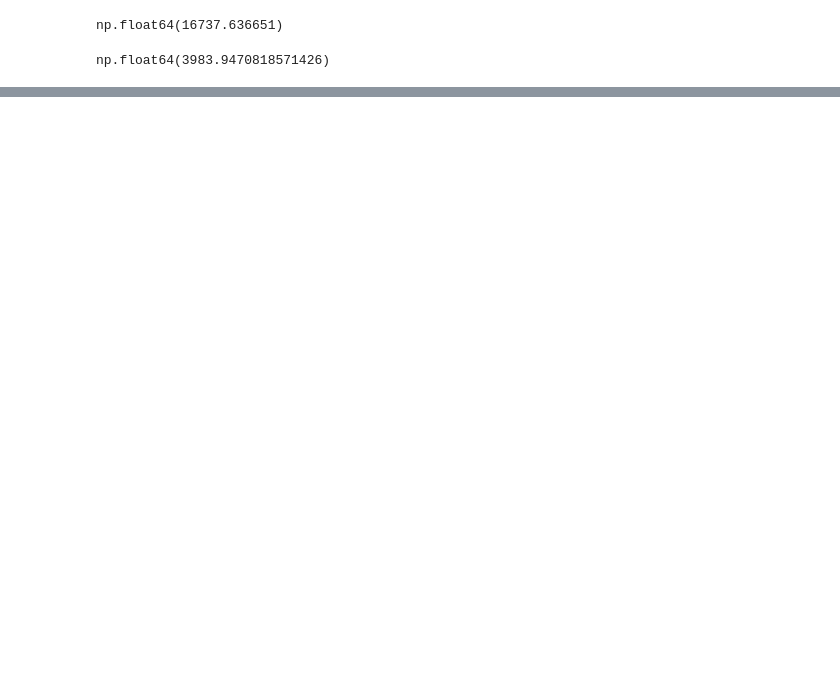
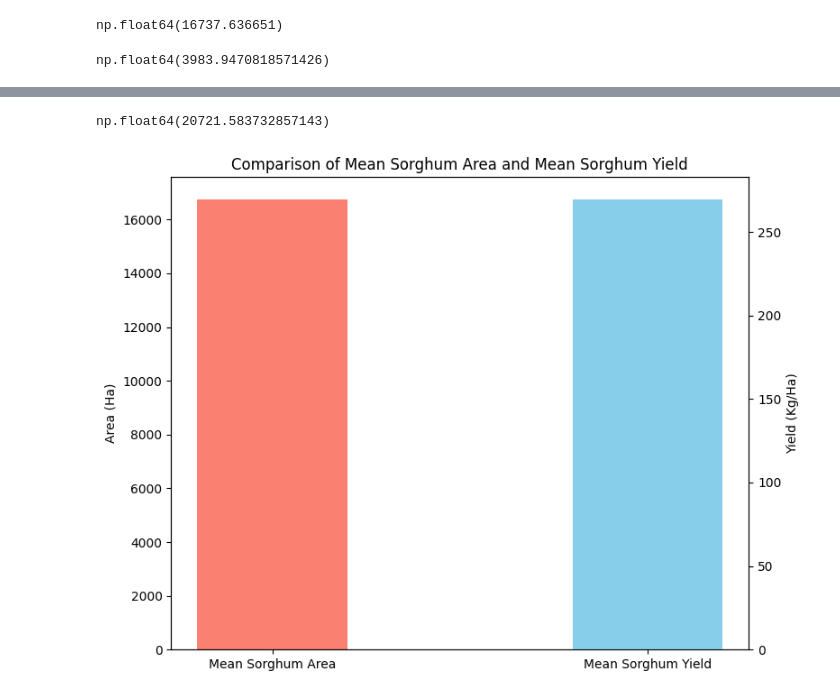
Before and after one commit to keith-keyah/Group_2_project, a Jupyter notebook: Group_2_Project.ipynb, the cells around one changed output, grey strips where cells are left out. Saved outputs shown, nothing was run; the diff lists cells and outputs as text; code cells hidden in the pictures; blank space fills up the shorter version.

```diff
--- a/Group_2_Project.ipynb
+++ b/Group_2_Project.ipynb
@@ -248,0 +292,29 @@ district_crop_yield['total_crop_area']=
+# %%
+#mean of the total crop area
+mean_tca= district_crop_yield['total_crop_area'].mean()
+mean_tca
+# %% [output]
+np.float64(20721.583732857143)
+# %%
+fig, ax1 = plt.subplots(figsize=(8, 6))
+
+labels = ['Mean Sorghum Area', 'Mean Sorghum Yield']
+means_area = [mean_sougham_area]
+means_yield = [mean_S_Yield_dist]
+
+# Bar chart for mean sorghum area on the left y-axis
+rects1 = ax1.bar(labels[0], means_area, color='salmon', width=0.4)
+ax1.set_ylabel('Area (Ha)')
+ax1.set_title('Comparison of Mean Sorghum Area and Mean Sorghum Yield')
+ax1.tick_params(axis='y')
+
+# Create a second y-axis for mean sorghum yield
+ax2 = ax1.twinx()
+rects2 = ax2.bar(labels[1], means_yield, color='skyblue', width=0.4)
+ax2.set_ylabel('Yield (Kg/Ha)')
+ax2.tick_params(axis='y')
+
+fig.tight_layout()
+plt.show()
+# %% [output]
+[figure, added]
```
Also changed, not shown: parts of 13 cells of this notebook.
